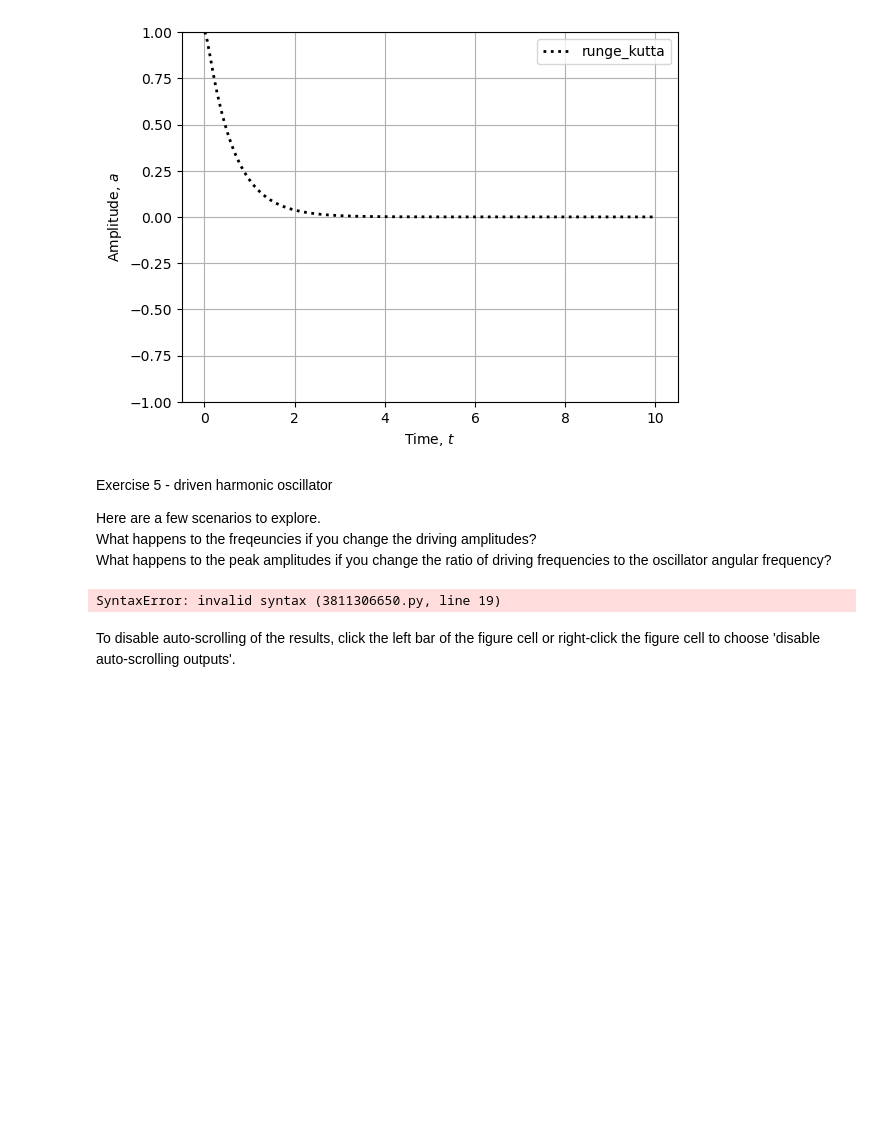
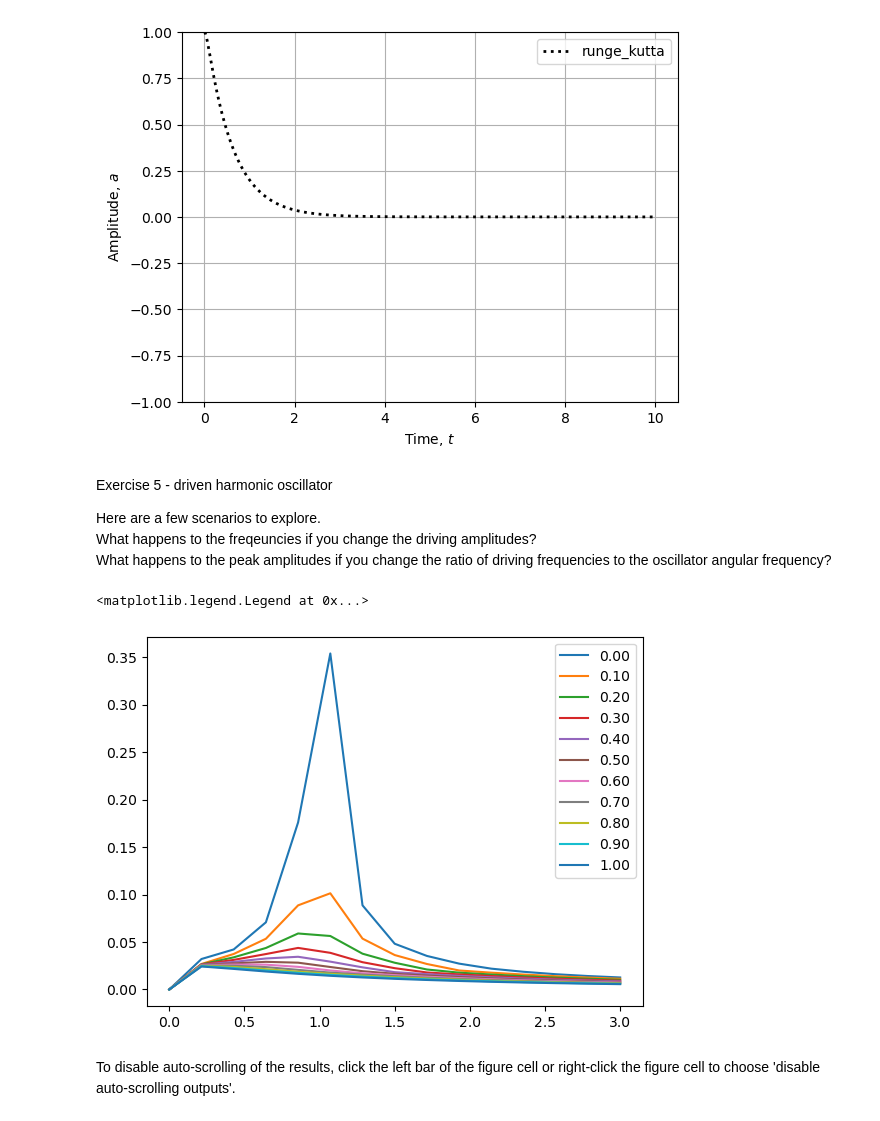
Before and after one commit to dunyuliu/Earth_From_Lab_To_Planet_Tutorials, a Jupyter notebook: Module1.1_DampedHarmonicOscillator.ipynb, the cells around one changed output. Cells and saved outputs as stored; diff of their text form; code cells hidden in the pictures; blank space fills up the shorter version.

```diff
--- a/Module1.1_DampedHarmonicOscillator.ipynb
+++ b/Module1.1_DampedHarmonicOscillator.ipynb
@@ -175,34 +175,35 @@ main(zeta = 2., omega0 = 2.*np.pi, Fm = 0.0, omegad = 2.*np.pi, xInit0 = [1., 0.
 # %% [output]
 (True, 1.0)
 [figure]
-# %% [markdown]
-Exercise 5 - driven harmonic oscillator <br>
-
-Here are a few scenarios to explore. <br>
-What happens to the freqeuncies if you change the driving amplitudes? <br>
-What happens to the peak amplitudes if you change the ratio of driving frequencies to the oscillator angular frequency? <br>
+# %% [markdown]
+Exercise 5 - driven harmonic oscillator <br>
+
+Here are a few scenarios to explore. <br>
+What happens to the freqeuncies if you change the driving amplitudes? <br>
+What happens to the peak amplitudes if you change the ratio of driving frequencies to the oscillator angular frequency? <br>
 # %%
 omega0    = 2.*np.pi
 ratio     = np.linspace(0,3,15)
 omegad    = omega0*ratio
 zetaList  = np.linspace(0,1,11)
 n         = len(ratio)
 m         = len(zetaList)
 
 resonance = np.zeros((m,n))
 for idx, zeta in enumerate(zetaList):
     for idy, omega in enumerate(omegad):
         [err, maxA]   = main(zeta = zeta, omega0 = omega0, Fm = 1.0, omegad = omega, xInit0 = [0., 0.], method = 'runge_kutta', plot_feature = ['k:',2])
         plt.close()
         resonance[idx][idy] = maxA
 
 fig    = plt.figure()
 for idx, zeta in enumerate(zetaList):
-    plt.plot(ratio, resonance[idx], label = str(round(zetaList[idx],2))
+    plt.plot(ratio, resonance[idx], label =  str('%.2f' % zetaList[idx]))
 
 plt.legend()
 # %% [output]
-SyntaxError: invalid syntax (3811306650.py, line 19)
+<matplotlib.legend.Legend at 0x...>
+[figure, added]
 # %% [markdown]
 To disable auto-scrolling of the results, click the left bar of the figure cell or right-click the figure cell to choose 'disable auto-scrolling outputs'.
 # %%
```
Also changed, not shown: parts of 8 cells of this notebook.
